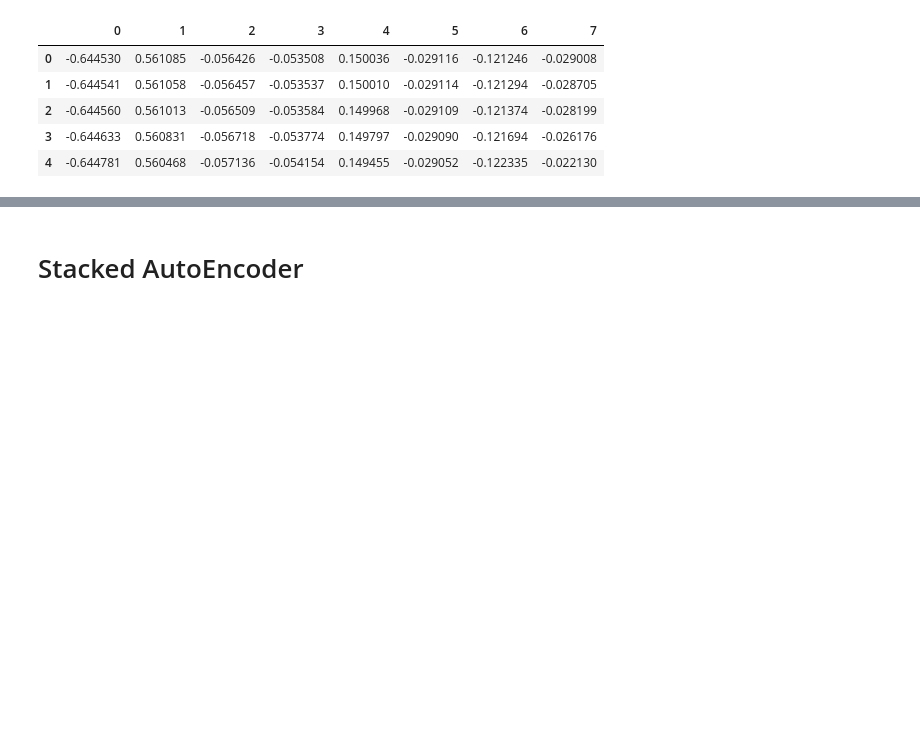
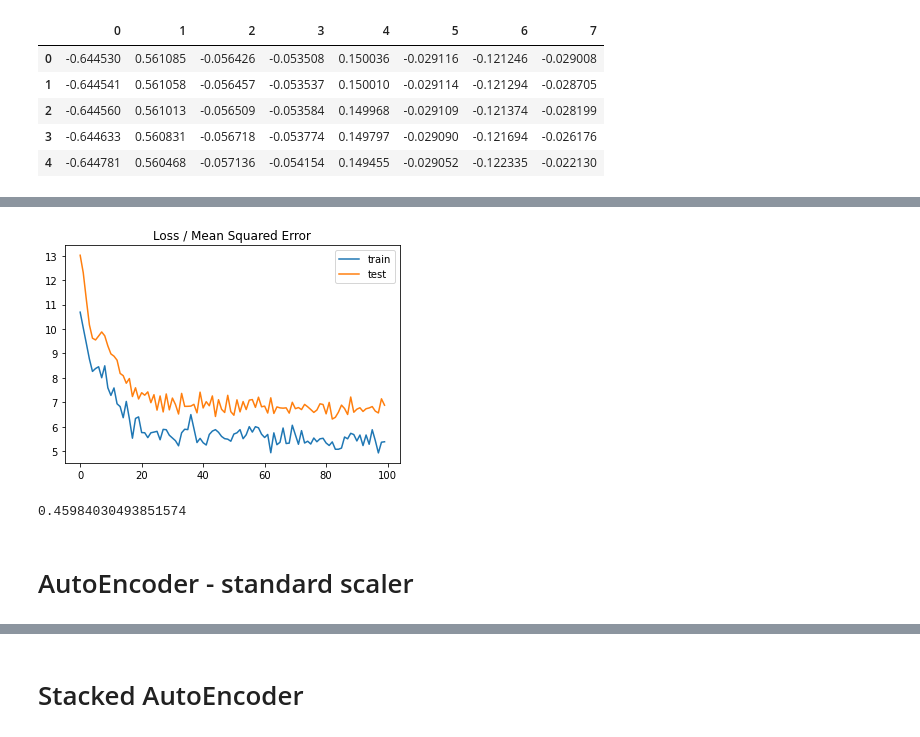
Before and after one commit to vinayakkrishanprasad/Prediction-of-Phase-Fraction-of-Steel-to-obtain-Aging-Response, a Jupyter notebook: Aging_new.ipynb, the cells around one changed output, grey strips where cells are left out. Saved outputs shown, nothing was run; the diff lists cells and outputs as text; code cells hidden in the pictures; blank space fills up the shorter version.

```diff
--- a/Aging_new.ipynb
+++ b/Aging_new.ipynb
@@ -363,22 +363,26 @@ X_train, X_test, Y_train, Y_test = train_test_split(PCA_df, Y, test_size=0.20, r
 from sklearn.model_selection import KFold, StratifiedKFold, cross_val_score
 from sklearn import linear_model, tree, ensemble
 # %%
-# DO NOT Modify
 reg_model = Sequential()
-reg_model.add(Dense(8, input_dim=8, activation='relu',kernel_initializer='he_uniform'))
-reg_model.add(Dense(4, activation='relu'))
+a=reg_model.add(Dense(6, input_dim=8, activation=LeakyReLU(),kernel_initializer='he_uniform',kernel_regularizer='l2'))
+reg_model.add(Dense(3, activation=LeakyReLU(),kernel_regularizer='l2'))
 reg_model.add(Dropout(0.2))
-
-reg_model.add(Dense(1, activation='linear'))
+reg_model.add(Dense(1, activation='linear',kernel_regularizer='l2'))
 reg_model.compile(loss='mae',
-                optimizer='SGD',
-                metrics=['mae'])
+                optimizer=opt)
 
 
-his = reg_model.fit(X_train, Y_train,
+history = reg_model.fit(X_train, Y_train,
                             validation_data=(X_test, Y_test),
-                            epochs=100, verbose=0)
-
-print(reg_model.evaluate(X_test, Y_test))
-y_preds = reg_model.predict(X_test)
+                            epochs=100, verbose=1)
+y_pred=reg_model.predict(X_test)
+train_mse = reg_model.evaluate(X_train, Y_train, verbose=0)
+test_mse = reg_model.evaluate(X_test, Y_test, verbose=0)
+print('Train: %.3f, Test: %.3f' % (train_mse, test_mse))
+# plot loss during training
+plt.title('Loss / Mean Squared Error')
+plt.plot(history.history['loss'], label='train')
+plt.plot(history.history['val_loss'], label='test')
+plt.legend()
+plt.show()
 # %% [output]
@@ -388 +406,2 @@ WARNING:tensorflow:5 out of the last 9 calls to <function Model.make_predict_fun
+[figure, added]
 # %%
@@ -389,0 +409,9 @@ R2=r2_score(Y_test,y_preds)
+# %%
+n= len(X_train)
+p = len(X[1])
+adj_R2 = 1- ((1-R2) * (n-1)/(n-p-1)) #Adj R2 = 1-(1-R2)*(n-1)/(n-p-1)
+adj_R2**0.5
+# %% [output]
+0.45984030493851574
+# %% [markdown]
+# AutoEncoder - standard scaler
```
Also changed, not shown: parts of 25 cells of this notebook, 1 other file.
